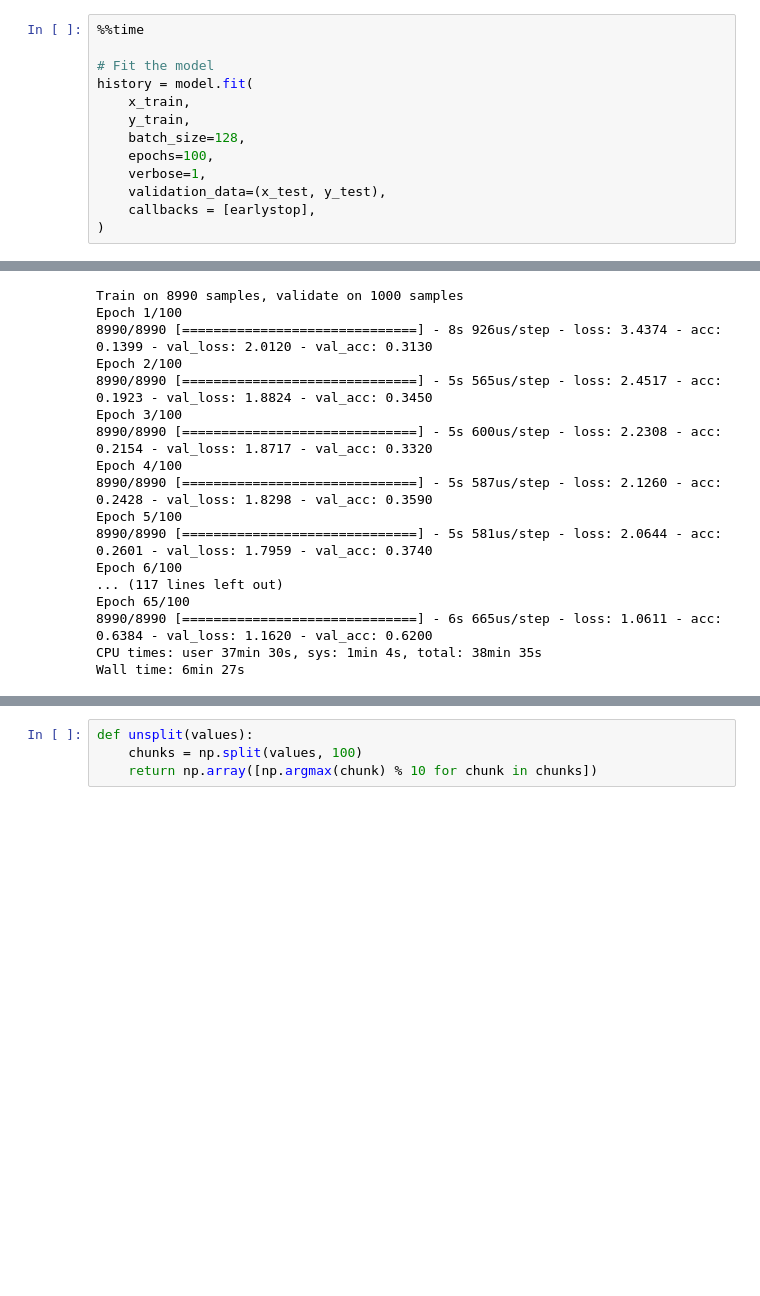
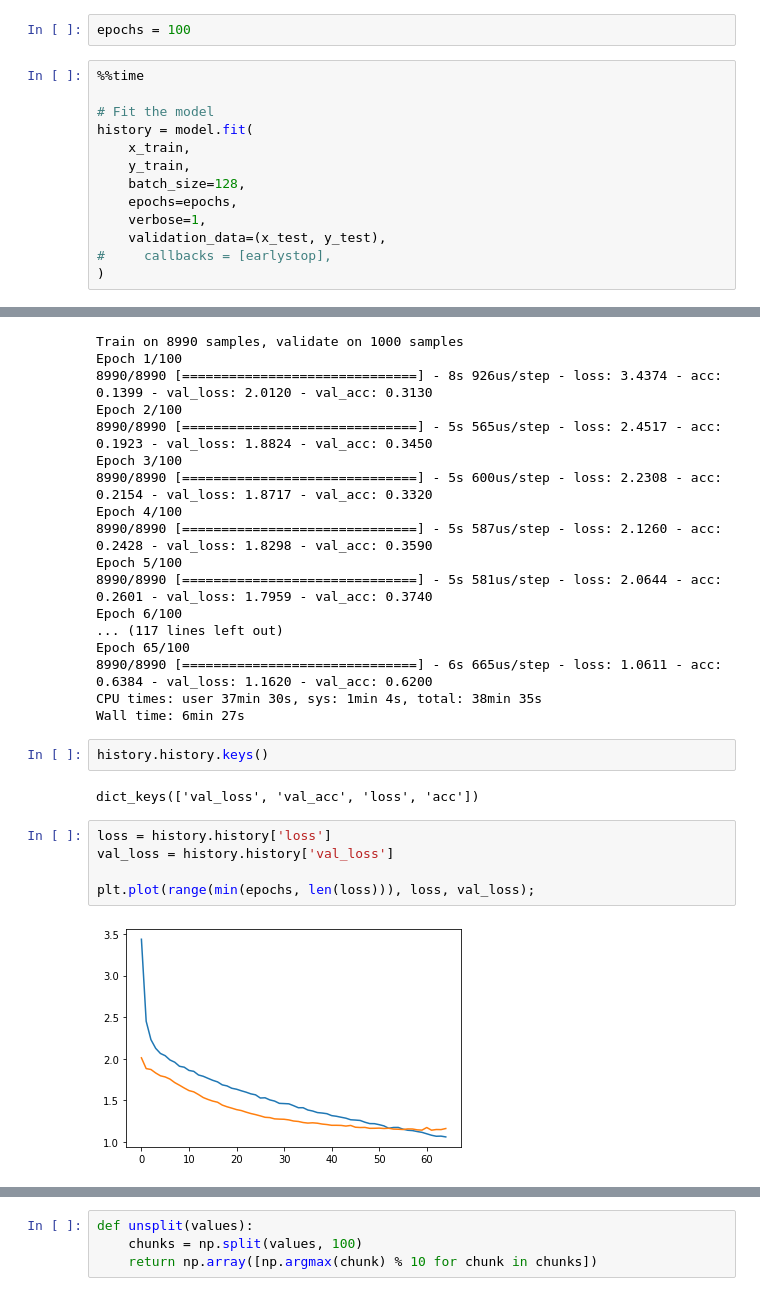
Before and after one commit to mrduhart/learn-deep-learning, a Jupyter notebook: 15.1 Song Classification.ipynb, the cells around one changed output, grey strips where cells are left out. Cells and saved outputs as stored; diff of their text form; blank space fills up the shorter version.

Commit message:
[nb15.1] plot learning curves

```diff
--- a/15.1 Song Classification.ipynb
+++ b/15.1 Song Classification.ipynb
@@ -299,6 +299,8 @@ earlystop = keras.callbacks.EarlyStopping(
     verbose=0,
     mode='auto'
 )
+# %%
+epochs = 100
 # %%
 %%time
 
@@ -307,10 +309,10 @@ history = model.fit(
     x_train,
     y_train,
     batch_size=128,
-    epochs=100,
+    epochs=epochs,
     verbose=1,
     validation_data=(x_test, y_test),
-    callbacks = [earlystop],
+#     callbacks = [earlystop],
 )
 # %% [output]
 W0903 20:42:20.453295 140224109807424 deprecation.py:323] From /mnt/d/mrduhart/code/deep_learning_cookbook/venv3/lib/python3.6/site-packages/tensorflow/python/ops/math_grad.py:1250: add_dispatch_suppo ...
@@ -333,3 +335,14 @@ Epoch 65/100
 8990/8990 [==============================] - 6s 665us/step - loss: 1.0611 - acc: 0.6384 - val_loss: 1.1620 - val_acc: 0.6200
 CPU times: user 37min 30s, sys: 1min 4s, total: 38min 35s
 Wall time: 6min 27s
+# %%
+history.history.keys()
+# %% [output]
+dict_keys(['val_loss', 'val_acc', 'loss', 'acc'])
+# %%
+loss = history.history['loss']
+val_loss = history.history['val_loss']
+
+plt.plot(range(min(epochs, len(loss))), loss, val_loss);
+# %% [output]
+[figure, added]
```
Also changed, not shown: parts of 2 cells of this notebook.
